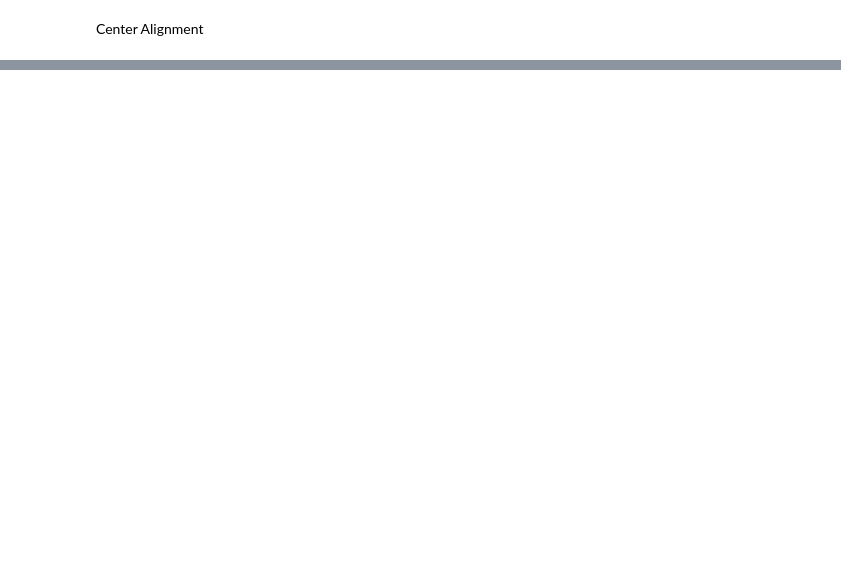
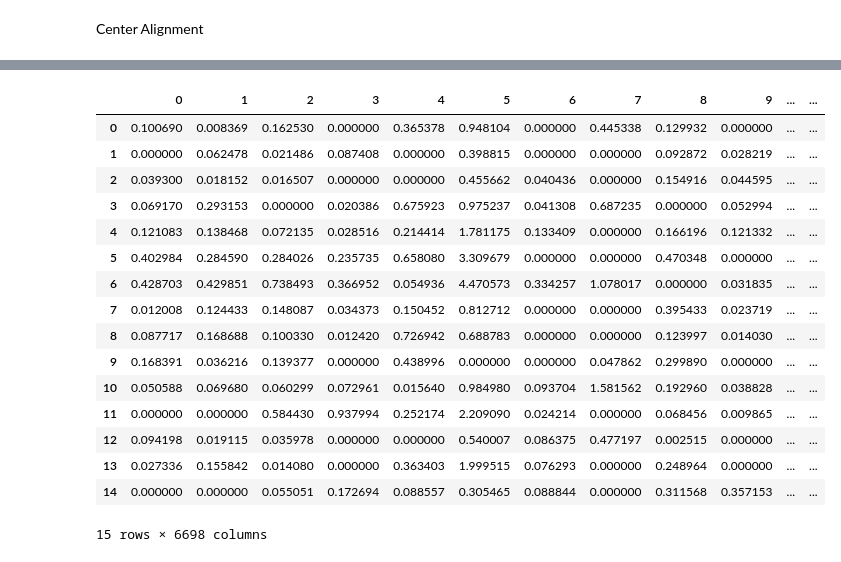
Before and after one commit to raphael-group/paste, a Jupyter notebook: src/Tutorial.ipynb, the cells around one changed output, grey strips where cells are left out. Drawn from its saved outputs; the diff is of its cells as text; code cells hidden in the pictures; blank space fills up the shorter version.

```diff
--- a/src/Tutorial.ipynb
+++ b/src/Tutorial.ipynb
@@ -104,0 +140,20 @@ Iteration: 2
+# %%
+pd.DataFrame(H)
+# %% [output]
+|  | 0 | 1 | 2 | 3 | 4 | 5 | 6 | 7 | 8 | 9 | ... | ... |
+| 0 | 0.100690 | 0.008369 | 0.162530 | 0.000000 | 0.365378 | 0.948104 | 0.000000 | 0.445338 | 0.129932 | 0.000000 | ... | ... |
+| 1 | 0.000000 | 0.062478 | 0.021486 | 0.087408 | 0.000000 | 0.398815 | 0.000000 | 0.000000 | 0.092872 | 0.028219 | ... | ... |
+| 2 | 0.039300 | 0.018152 | 0.016507 | 0.000000 | 0.000000 | 0.455662 | 0.040436 | 0.000000 | 0.154916 | 0.044595 | ... | ... |
+| 3 | 0.069170 | 0.293153 | 0.000000 | 0.020386 | 0.675923 | 0.975237 | 0.041308 | 0.687235 | 0.000000 | 0.052994 | ... | ... |
+| 4 | 0.121083 | 0.138468 | 0.072135 | 0.028516 | 0.214414 | 1.781175 | 0.133409 | 0.000000 | 0.166196 | 0.121332 | ... | ... |
+| 5 | 0.402984 | 0.284590 | 0.284026 | 0.235735 | 0.658080 | 3.309679 | 0.000000 | 0.000000 | 0.470348 | 0.000000 | ... | ... |
+| 6 | 0.428703 | 0.429851 | 0.738493 | 0.366952 | 0.054936 | 4.470573 | 0.334257 | 1.078017 | 0.000000 | 0.031835 | ... | ... |
+| 7 | 0.012008 | 0.124433 | 0.148087 | 0.034373 | 0.150452 | 0.812712 | 0.000000 | 0.000000 | 0.395433 | 0.023719 | ... | ... |
+| 8 | 0.087717 | 0.168688 | 0.100330 | 0.012420 | 0.726942 | 0.688783 | 0.000000 | 0.000000 | 0.123997 | 0.014030 | ... | ... |
+| 9 | 0.168391 | 0.036216 | 0.139377 | 0.000000 | 0.438996 | 0.000000 | 0.000000 | 0.047862 | 0.299890 | 0.000000 | ... | ... |
+| 10 | 0.050588 | 0.069680 | 0.060299 | 0.072961 | 0.015640 | 0.984980 | 0.093704 | 1.581562 | 0.192960 | 0.038828 | ... | ... |
+| 11 | 0.000000 | 0.000000 | 0.584430 | 0.937994 | 0.252174 | 2.209090 | 0.024214 | 0.000000 | 0.068456 | 0.009865 | ... | ... |
+| 12 | 0.094198 | 0.019115 | 0.035978 | 0.000000 | 0.000000 | 0.540007 | 0.086375 | 0.477197 | 0.002515 | 0.000000 | ... | ... |
+| 13 | 0.027336 | 0.155842 | 0.014080 | 0.000000 | 0.363403 | 1.999515 | 0.076293 | 0.000000 | 0.248964 | 0.000000 | ... | ... |
+| 14 | 0.000000 | 0.000000 | 0.055051 | 0.172694 | 0.088557 | 0.305465 | 0.088844 | 0.000000 | 0.311568 | 0.357153 | ... | ... |
+15 rows × 6698 columns
```
Also changed, not shown: parts of 4 cells of this notebook.
